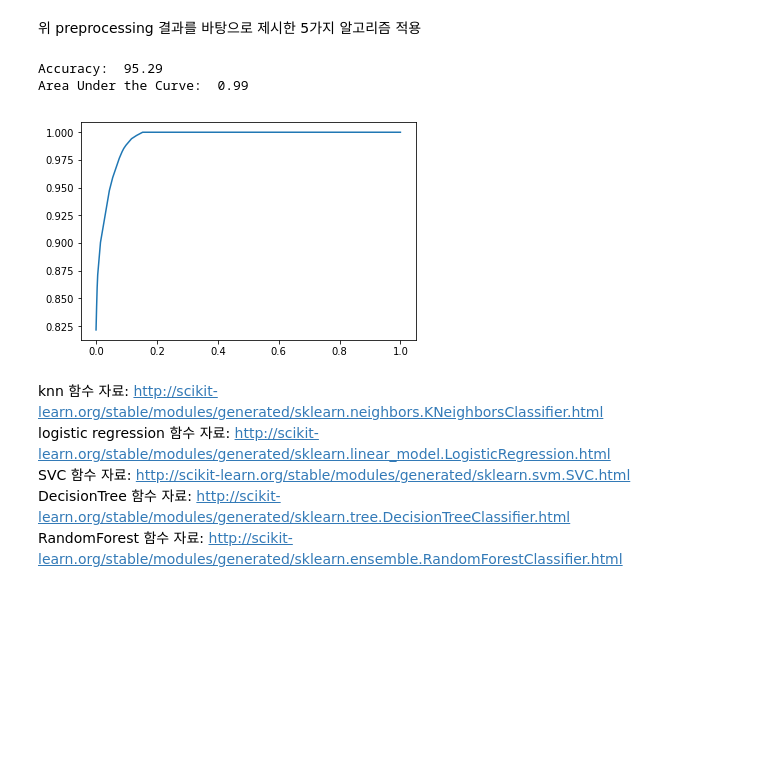
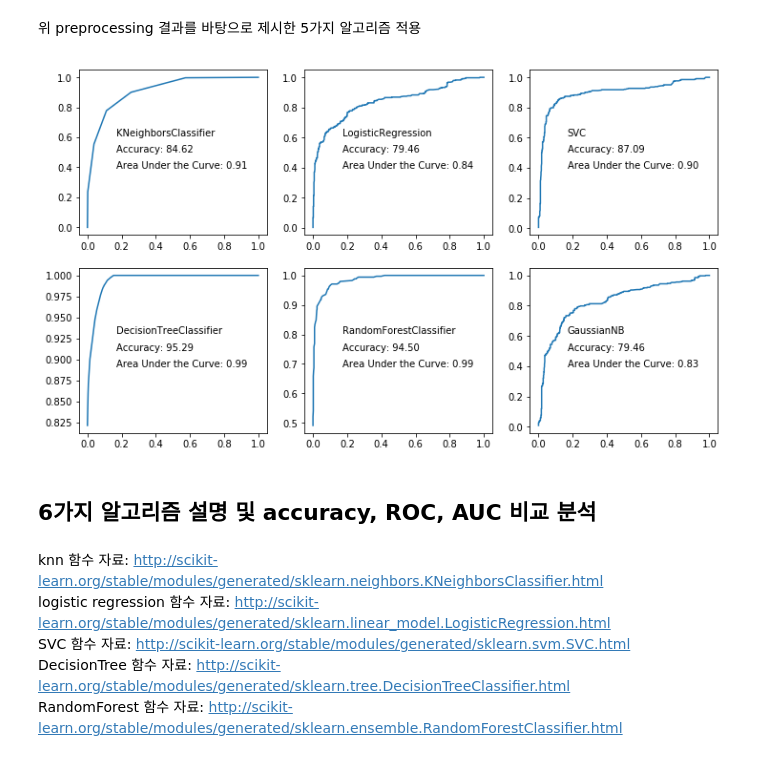
Before and after one commit to yhbyhb/Project, a Jupyter notebook: Project.ipynb, the cells around one changed output. Saved outputs shown, nothing was run; the diff lists cells and outputs as text; code cells hidden in the pictures; blank space fills up the shorter version.

```diff
--- a/Project.ipynb
+++ b/Project.ipynb
@@ -70,28 +82,35 @@ Y_train = preprocessing_train_data["Survived"]
 X_test = preprocessing_test_data.drop(['PassengerId'], axis=1)
 # %%
 # 알고리즘 선택, 사용하고 싶은 알고리즘을 classifier로 지정하여 사용
-classifier = KNeighborsClassifier()
-classifier = LogisticRegression()
-classifier = SVC(probability=True)
-classifier = DecisionTreeClassifier()
-# classifier = RandomForestClassifier()
-# classifier = GaussianNB()
+cls_list = []
 
+cls_list.append(KNeighborsClassifier())
+cls_list.append(LogisticRegression())
+cls_list.append(SVC(probability=True))
+cls_list.append(DecisionTreeClassifier())
+cls_list.append(RandomForestClassifier())
+cls_list.append(GaussianNB())
+
+fig = plt.figure(figsize=(12, 7))
 # 위에서 설정한 classifier의 accuracy 및 AUC, ROC 곡선 확인
-classifier.fit(X_train, Y_train)
-accuracy = classifier.score(X_train, Y_train) * 100
-Y_train_pred = classifier.predict_proba(X_train)[:, 1]
+for i, classifier in enumerate(cls_list):
+    ax = fig.add_subplot(2, 3,i+1)
+    classifier.fit(X_train, Y_train)
+    accuracy = classifier.score(X_train, Y_train) * 100
+    Y_train_pred = classifier.predict_proba(X_train)[:, 1]
 
-FPR, TPR, thresholds = roc_curve(Y_train, Y_train_pred)
-AUC = roc_auc_score(Y_train, Y_train_pred)
+    FPR, TPR, thresholds = roc_curve(Y_train, Y_train_pred)
+    AUC = roc_auc_score(Y_train, Y_train_pred)
 
-plt.plot(FPR, TPR)
-print("Accuracy: ", "{0:.2f}".format(accuracy))
-print("Area Under the Curve: ", "{0:.2f}".format(AUC))
+    cls_name = str(classifier.__class__)[7:-2].split('.')[-1]
+    ax.plot(FPR, TPR)
+    ax.text(0.2, 0.6, cls_name, transform=ax.transAxes)
+    ax.text(0.2, 0.5, 'Accuracy: {:.2f}'.format(accuracy),transform=ax.transAxes)
+    ax.text(0.2, 0.4, 'Area Under the Curve: {:.2f}'.format(AUC), transform=ax.transAxes)
 # %% [output]
-Accuracy:  95.29
-Area Under the Curve:  0.99
-[figure, old version]
+[figure, new version]
+# %% [markdown]
+## 6가지 알고리즘 설명 및 accuracy, ROC, AUC 비교 분석
 # %%
 # test 데이터 예측 결과 출력 및 kaggle 제출파일 생성
 predict = classifier.predict(X_test)
```
Also changed, not shown: parts of 4 cells of this notebook.
